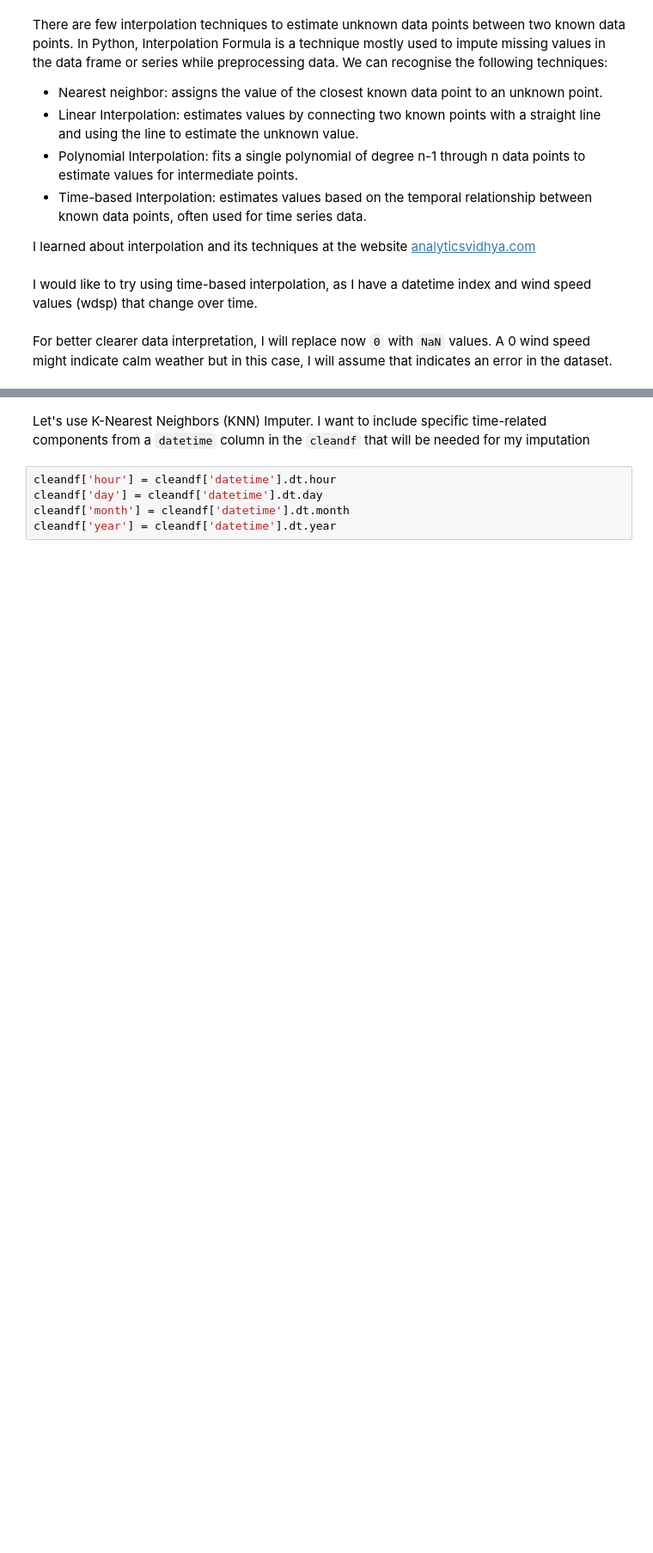
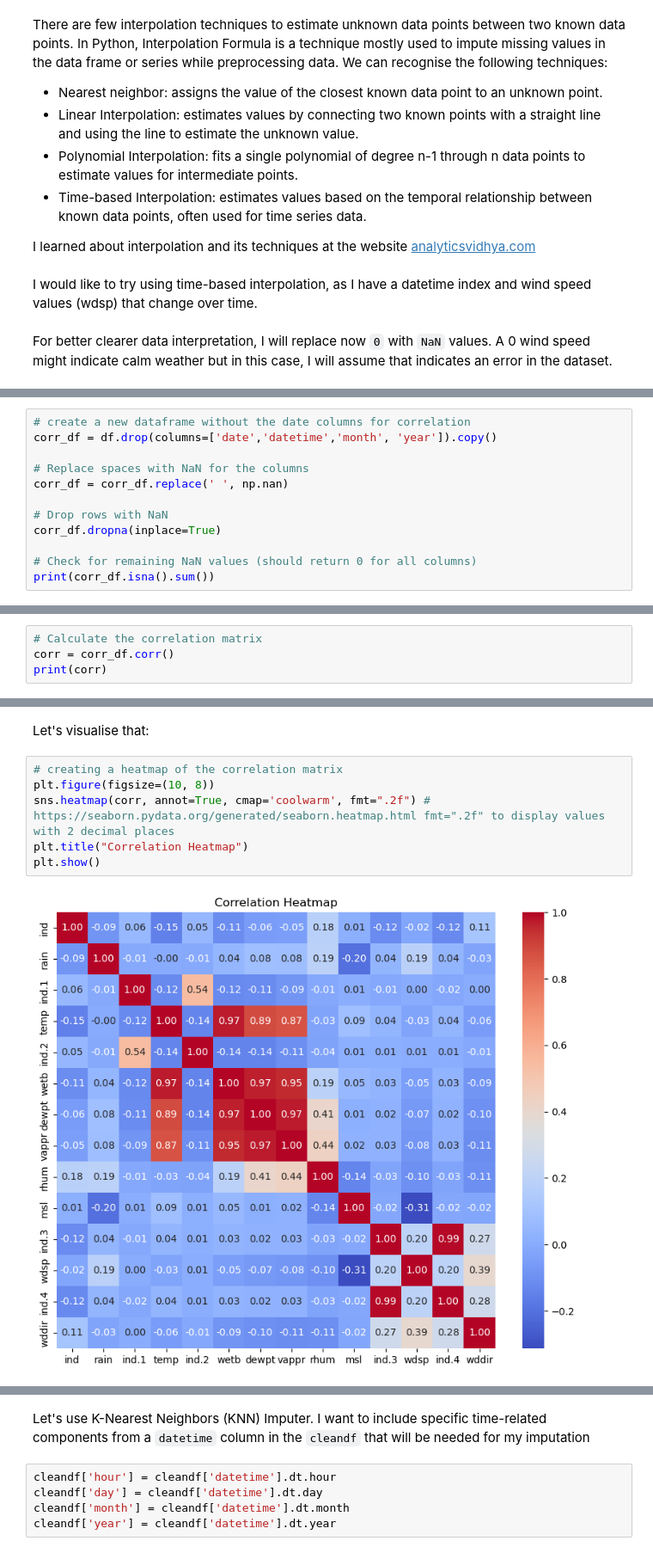
Before and after one commit to mondbr/PFDA_project, a Jupyter notebook: analysis.ipynb, the cells around one changed output, grey strips where cells are left out. Shown: that part at 86% size. Saved outputs shown, nothing was run; the diff lists cells and outputs as text; blank space fills up the shorter version.

```diff
--- a/analysis.ipynb
+++ b/analysis.ipynb
@@ -523,0 +584,12 @@ Options in scikit-learn
+# %%
+# create a new dataframe without the date columns for correlation
+corr_df = df.drop(columns=['date','datetime','month', 'year']).copy()
+
+# Replace spaces with NaN for the columns
+corr_df = corr_df.replace(' ', np.nan)
+
+# Drop rows with NaN
+corr_df.dropna(inplace=True)
+
+# Check for remaining NaN values (should return 0 for all columns)
+print(corr_df.isna().sum())
@@ -523,0 +612,4 @@ Options in scikit-learn
+# %%
+# Calculate the correlation matrix
+corr = corr_df.corr()
+print(corr)
@@ -523,0 +634,10 @@ Options in scikit-learn
+# %% [markdown]
+Let's visualise that:
+# %%
+# creating a heatmap of the correlation matrix
+plt.figure(figsize=(10, 8))
+sns.heatmap(corr, annot=True, cmap='coolwarm', fmt=".2f") # https://seaborn.pydata.org/generated/seaborn.heatmap.html fmt=".2f" to display values with 2 decimal places
+plt.title("Correlation Heatmap")
+plt.show()
+# %% [output]
+[figure, added]
```
Also changed, not shown: parts of 31 cells of this notebook.
